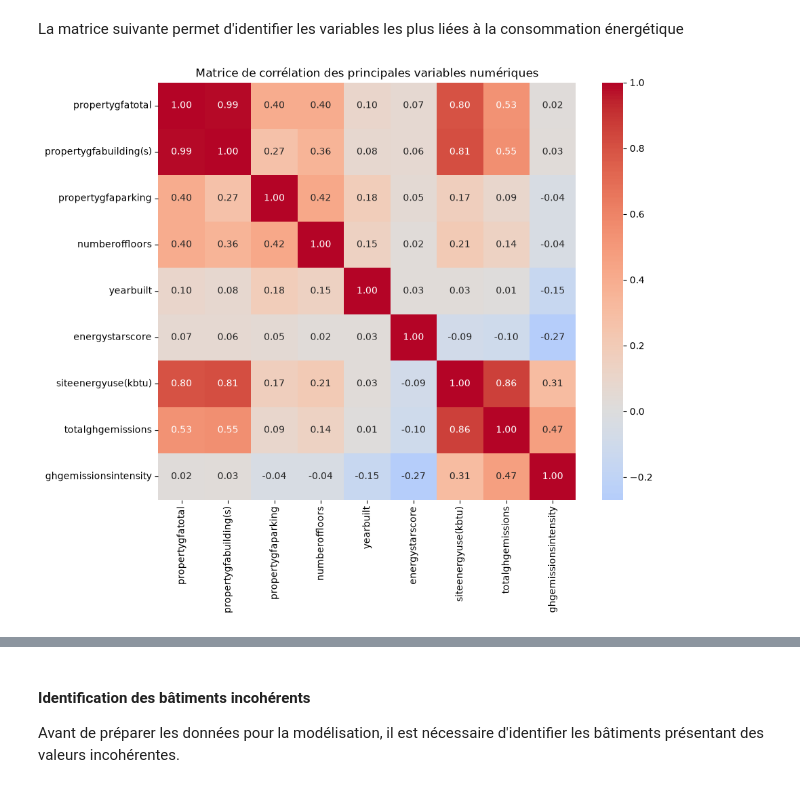
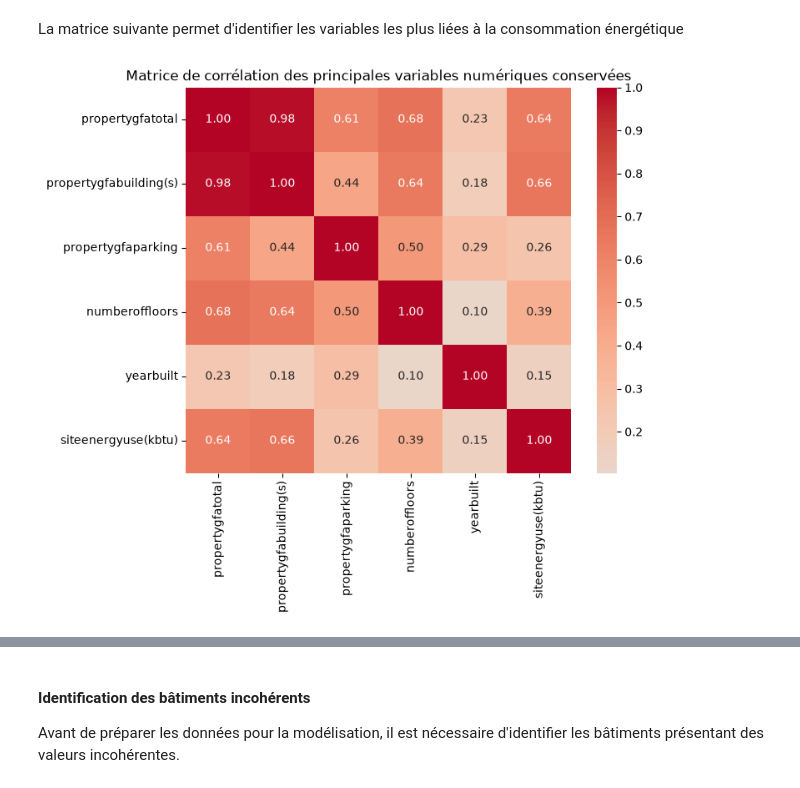
Before and after one commit to rafadmgs/Prediction_Consommation_Energetique_Batiments_Seattle, a Jupyter notebook: notebooks/P3_E1_EDA_exploratoire_data_analysis.ipynb, the cells around one changed output, grey strips where cells are left out. Saved outputs shown, nothing was run; the diff lists cells and outputs as text; code cells hidden in the pictures.

```diff
--- a/notebooks/P3_E1_EDA_exploratoire_data_analysis.ipynb
+++ b/notebooks/P3_E1_EDA_exploratoire_data_analysis.ipynb
@@ -113,0 +144,14 @@ Index(['osebuildingid', 'datayear', 'buildingtype', 'primarypropertytype',
+# %%
+# Conservation uniquement des bâtiments non résidentiels
+
+non_residential_types = [
+    "NonResidential",
+    "Nonresidential COS",
+    "Nonresidential WA"
+]
+
+df_building_consumption = df_building_consumption[
+    df_building_consumption["buildingtype"].isin(non_residential_types)
+].copy()
+
+print(f"Nombre de bâtiments conservés : {df_building_consumption.shape[0]}")
@@ -113,0 +181,15 @@ Index(['osebuildingid', 'datayear', 'buildingtype', 'primarypropertytype',
+# %%
+# l'elimination des variables susceptibles de provoquer du data leakage
+
+leakage_features = [
+    "totalghgemissions",
+    "ghgemissionsintensity",
+    "energystarscore"
+]
+
+df_building_consumption = df_building_consumption.drop(
+    columns=leakage_features,
+    errors="ignore"
+)
+
+print("Variables supprimées :", leakage_features)
@@ -762,33 +836,29 @@ La matrice suivante permet d'identifier les variables les plus liées à la cons
 # %%
 # Matrice de corrélation des principales variables numériques
 
 correlation_columns = [
     "propertygfatotal",
     "propertygfabuilding(s)",
     "propertygfaparking",
     "numberoffloors",
     "yearbuilt",
-    "energystarscore",
-    "siteenergyuse(kbtu)",
-    "totalghgemissions",
-    "ghgemissionsintensity"
+    "siteenergyuse(kbtu)"
 ]
 
 corr = df_building_consumption[correlation_columns].corr()
 
-plt.figure(figsize=(10, 8))
+plt.figure(figsize=(8, 6))
 
 sns.heatmap(
     corr,
     annot=True,
     cmap="coolwarm",
     center=0,
     fmt=".2f",
     square=True
 )
 
-plt.title("Matrice de corrélation des principales variables numériques")
-
+plt.title("Matrice de corrélation des principales variables numériques conservées")
 plt.show()
 # %% [output]
-[figure, old version]
+[figure, new version]
```
Also changed, not shown: parts of 45 cells of this notebook, 17 other files.
